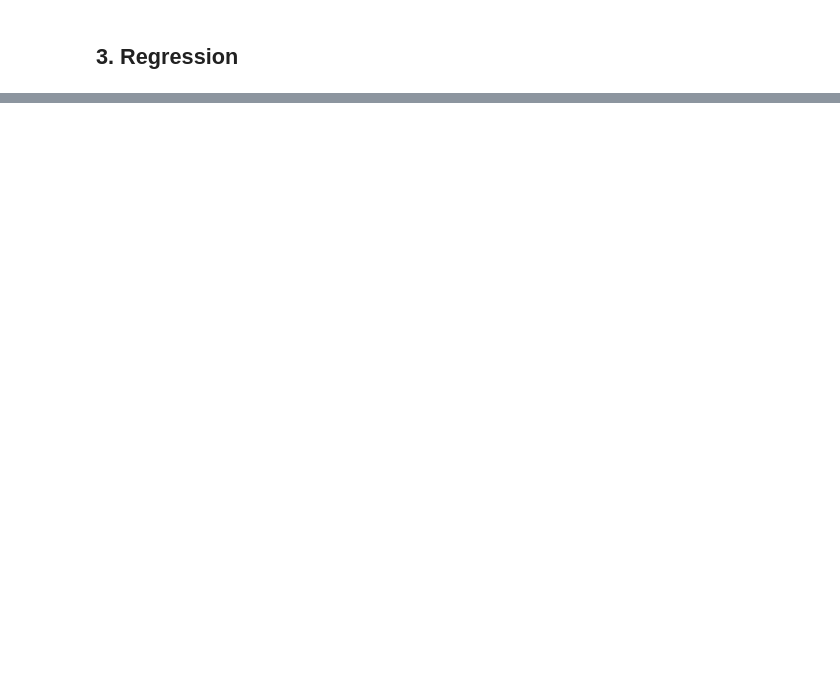
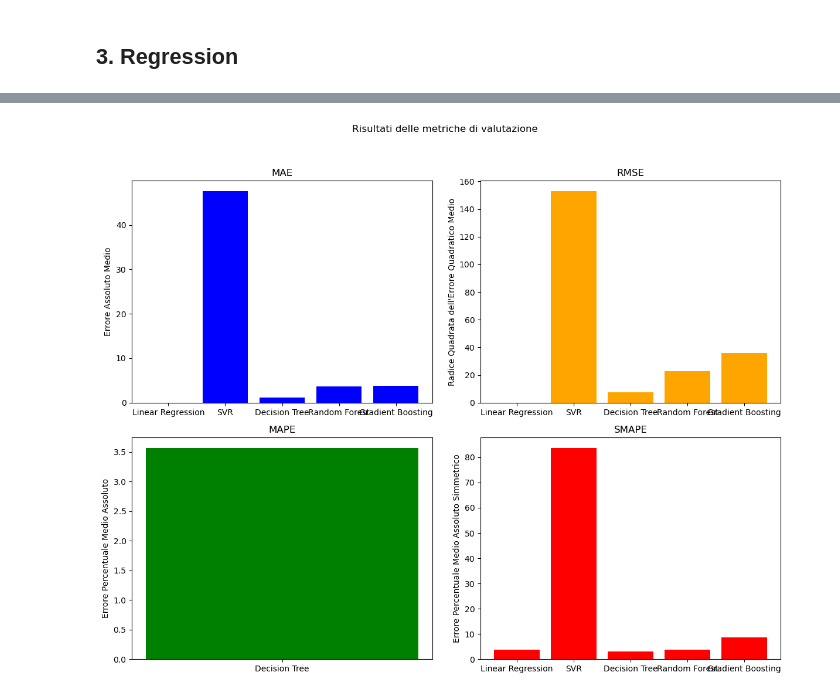
Before and after one commit to wakaflocka17/DM_REGRESSION, a Jupyter notebook: PROJECT/JUPYTER NOTEBOOK/regression_project.ipynb, the cells around one changed output, grey strips where cells are left out. Cells and saved outputs as stored; diff of their text form; code cells hidden in the pictures; blank space fills up the shorter version.

```diff
--- a/PROJECT/JUPYTER NOTEBOOK/regression_project.ipynb
+++ b/PROJECT/JUPYTER NOTEBOOK/regression_project.ipynb
@@ -279,0 +294,15 @@ dtype: int64
+# %%
+# Delete nominal features (if any)
+df_chcc2 = df_chcc2.select_dtypes(exclude=['object'])
+
+# Explore dataset for missing values
+missing_values_chcc2 = df_chcc2.isnull().sum()
+print("Missing Values:")
+print(missing_values_chcc2)
+
+# We standardising the values within the Dataset
+numeric_cols_chcc2 = df_chcc2.select_dtypes(include=['float64', 'int64']).columns
+df_meta[numeric_cols_chcc2] = StandardScaler().fit_transform(df_chcc2[numeric_cols_chcc2])
+
+print("\n\nDataFrame after interpolation and standardisation:")
+print(df_chcc2)
@@ -280,2 +321,84 @@ dtype: int64
 # %% [markdown]
 ## 3. Regression
+# %%
+def smape(y_true, y_pred):
+    return 100 * np.mean(2 * np.abs(y_pred - y_true) / (np.abs(y_pred) + np.abs(y_true)))
+
+def evaluate_model(model, X_train, X_test, y_train, y_test, model_name):
+    model.fit(X_train, y_train)
+    y_pred = model.predict(X_test)
+
+    mae = mean_absolute_error(y_test, y_pred)
+    rmse = np.sqrt(mean_squared_error(y_test, y_pred))
+    mape = np.mean(np.abs((y_test - y_pred) / y_test)) * 100
+    smape_score = smape(y_test, y_pred)
+
+    print(f"Results for {model_name}:")
+    print(f"MAE: {mae}")
+    print(f"RMSE: {rmse}")
+    print(f"MAPE: {mape}%")
+    print(f"SMAPE: {smape_score}%\n")
+
+    return mae, rmse, mape, smape_score
+
+# Caricare i tuoi dati
+# df è il DataFrame principale con le features e il target
+# label è la Serie contenente il target
+# Assumendo che il DataFrame sia chiamato df e la colonna target 'class'
+# Nota: Seleziona solo le colonne necessarie per l'addestramento, escludendo eventuali colonne non utili o duplicati
+features = df_meta.select_dtypes(exclude=['category'])
+target = target_meta
+
+# Divisione del DataFrame in set di addestramento e test
+X_train, X_test, y_train, y_test = train_test_split(features, target, test_size=0.2, random_state=42)
+
+# Inizializzare i modelli
+linear_reg_model = LinearRegression()
+svr_model = SVR()
+decision_tree_model = DecisionTreeRegressor()
+random_forest_model = RandomForestRegressor()
+gradient_boosting_model = GradientBoostingRegressor()
+
+# Valutare i modelli
+models = [linear_reg_model, svr_model, decision_tree_model, random_forest_model, gradient_boosting_model]
+model_names = ['Linear Regression', 'SVR', 'Decision Tree', 'Random Forest', 'Gradient Boosting']
+
+mae_scores = []
+rmse_scores = []
+mape_scores = []
+smape_scores = []
+
+for model, model_name in zip(models, model_names):
+    mae, rmse, mape, smape_score = evaluate_model(model, X_train, X_test, y_train, y_test, model_name)
+    mae_scores.append(mae)
+    rmse_scores.append(rmse)
+    mape_scores.append(mape)
+    smape_scores.append(smape_score)
+
+# Plot dei risultati
+fig, axs = plt.subplots(2, 2, figsize=(12, 10))
+fig.suptitle('Risultati delle metriche di valutazione')
+
+# MAE
+axs[0, 0].bar(model_names, mae_scores, color='blue')
+axs[0, 0].set_title('MAE')
+axs[0, 0].set_ylabel('Errore Assoluto Medio')
+
+# RMSE
+axs[0, 1].bar(model_names, rmse_scores, color='orange')
+axs[0, 1].set_title('RMSE')
+axs[0, 1].set_ylabel('Radice Quadrata dell\'Errore Quadratico Medio')
+
+# MAPE
+axs[1, 0].bar(model_names, mape_scores, color='green')
+axs[1, 0].set_title('MAPE')
+axs[1, 0].set_ylabel('Errore Percentuale Medio Assoluto')
+
+# SMAPE
+axs[1, 1].bar(model_names, smape_scores, color='red')
+axs[1, 1].set_title('SMAPE')
+axs[1, 1].set_ylabel('Errore Percentuale Medio Assoluto Simmetrico')
+
+plt.tight_layout(rect=[0, 0.03, 1, 0.95])
+plt.show()
+# %% [output]
@@ -281,0 +422 @@ dtype: int64
+[figure, added]
```
Also changed, not shown: parts of 17 cells of this notebook.
